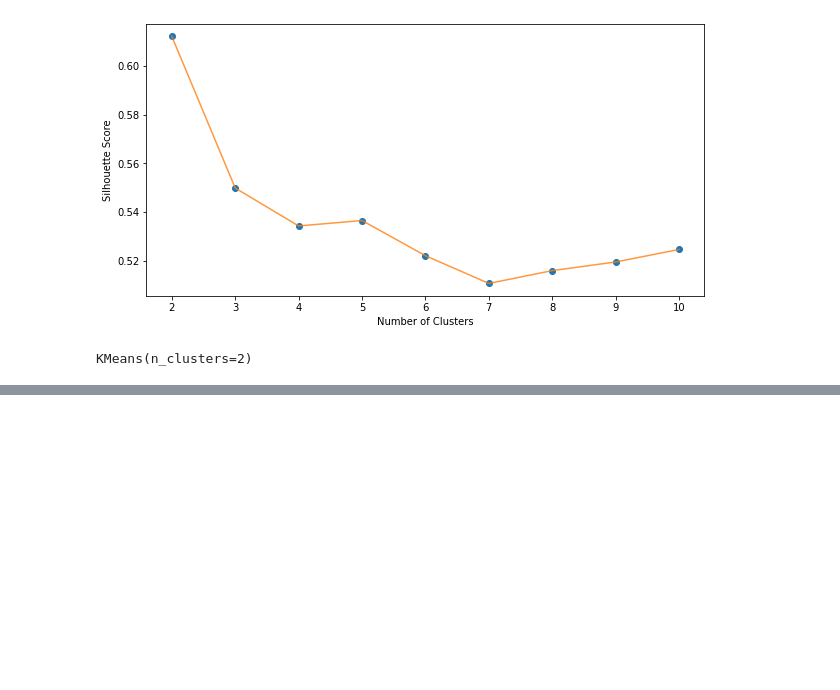
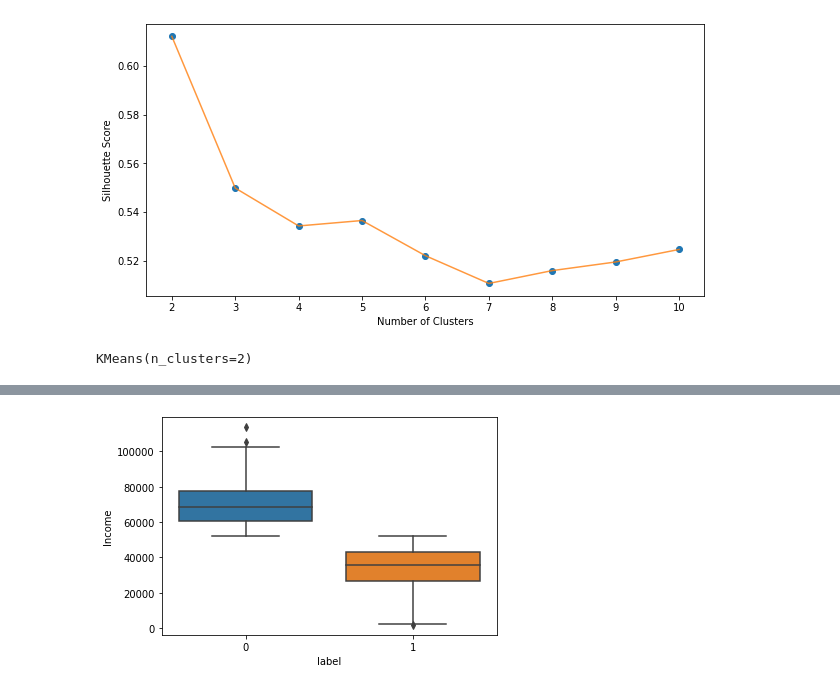
Before and after one commit to jadefactory/DataAnalysis_Project, a Jupyter notebook: clustering/customer_segment.ipynb, the cells around one changed output, grey strips where cells are left out. Cells and saved outputs as stored; diff of their text form; code cells hidden in the pictures; blank space fills up the shorter version.

```diff
--- a/clustering/customer_segment.ipynb
+++ b/clustering/customer_segment.ipynb
@@ -433,4 +432,4 @@ fig.show()
 # %%
-fig = px.box(df_cluster, x='label', y='Income', color='label')
-fig.show()
+sns.boxplot(data=df_cluster, x='label', y='Income')
+plt.show()
 # %% [output]
@@ -438 +436,2 @@ fig.show()
+[figure, added]
 # %%
```
Also changed, not shown: parts of 10 cells of this notebook, 2 other files.
